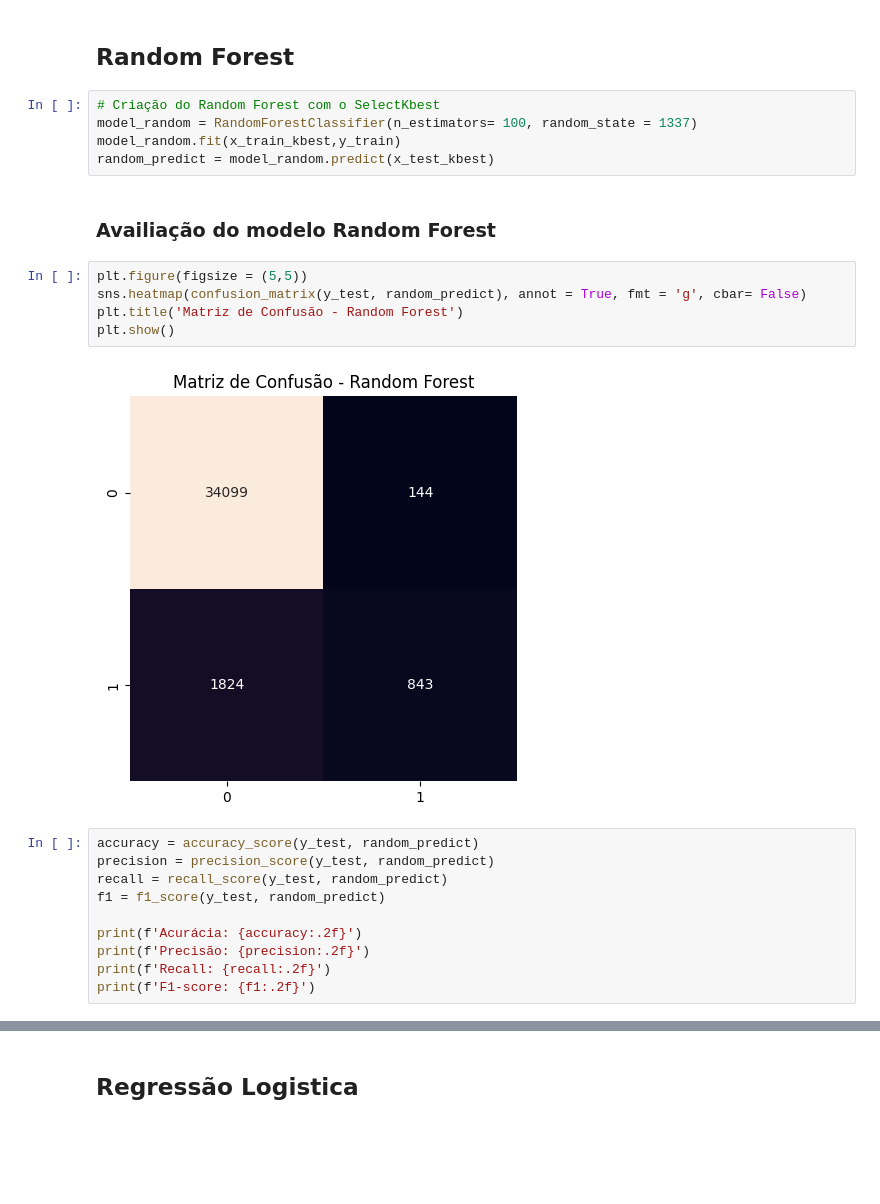
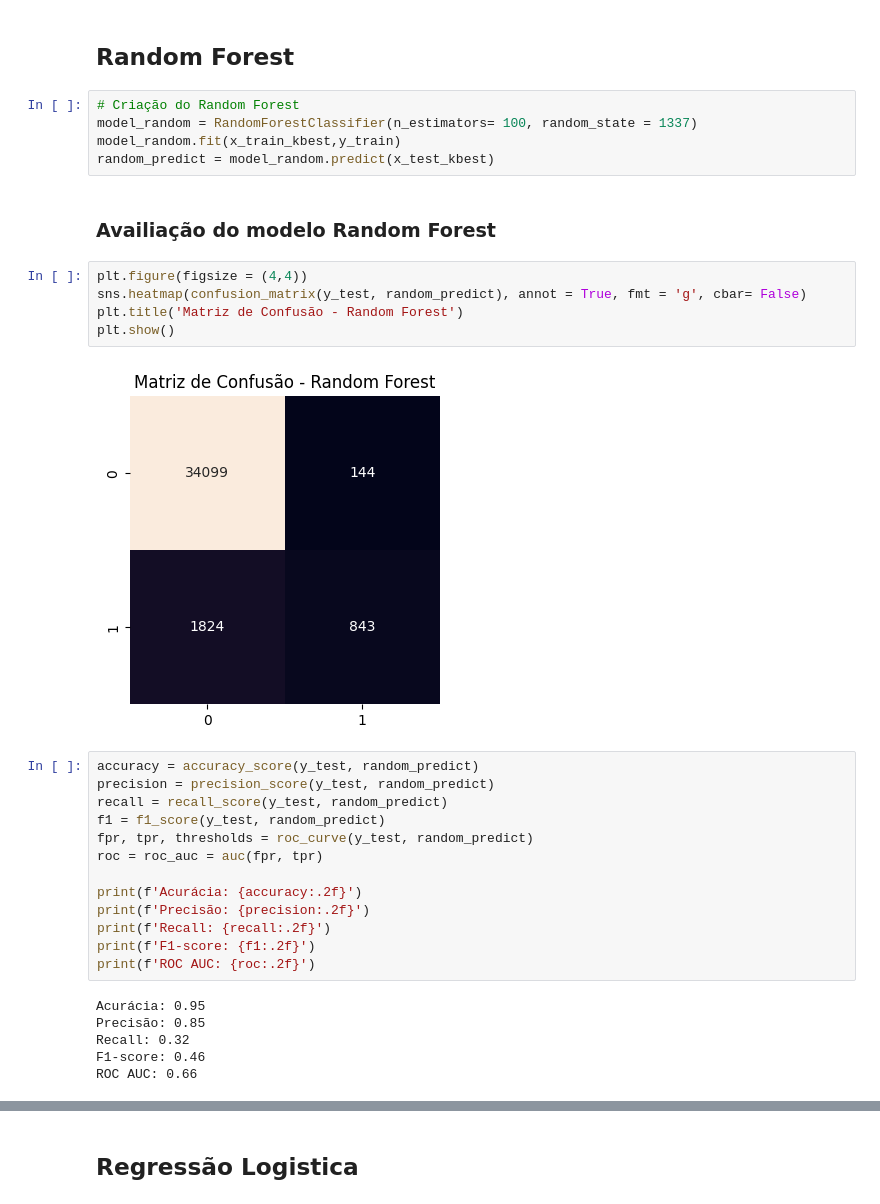
Before and after one commit to Muniz97/Data-Science---Federal-road-accidents---Brazil, a Jupyter notebook: 4 - Model/Federal_Accidents_Model.ipynb, the cells around one changed output, grey strips where cells are left out. Drawn from its saved outputs; the diff is of its cells as text; blank space fills up the shorter version.

```diff
--- a/4 - Model/Federal_Accidents_Model.ipynb
+++ b/4 - Model/Federal_Accidents_Model.ipynb
@@ -147,26 +275,35 @@ Agora que as variáveis estão tratadas e já selecionamos as melhores features,
 # %% [markdown]
 ## Random Forest
 # %%
-# Criação do Random Forest com o SelectKbest
+# Criação do Random Forest
 model_random = RandomForestClassifier(n_estimators= 100, random_state = 1337)
 model_random.fit(x_train_kbest,y_train)
 random_predict = model_random.predict(x_test_kbest)
 # %% [markdown]
 ### Availiação do modelo Random Forest
 # %%
-plt.figure(figsize = (5,5))
+plt.figure(figsize = (4,4))
 sns.heatmap(confusion_matrix(y_test, random_predict), annot = True, fmt = 'g', cbar= False)
 plt.title('Matriz de Confusão - Random Forest')
 plt.show()
 # %% [output]
-[figure, old version]
+[figure, new version]
 # %%
 accuracy = accuracy_score(y_test, random_predict)
 precision = precision_score(y_test, random_predict)
 recall = recall_score(y_test, random_predict)
 f1 = f1_score(y_test, random_predict)
+fpr, tpr, thresholds = roc_curve(y_test, random_predict)
+roc = roc_auc = auc(fpr, tpr)
 
 print(f'Acurácia: {accuracy:.2f}')
 print(f'Precisão: {precision:.2f}')
 print(f'Recall: {recall:.2f}')
 print(f'F1-score: {f1:.2f}')
+print(f'ROC AUC: {roc:.2f}')
+# %% [output]
+Acurácia: 0.95
+Precisão: 0.85
+Recall: 0.32
+F1-score: 0.46
+ROC AUC: 0.66
```
Also changed, not shown: parts of 63 cells of this notebook.
